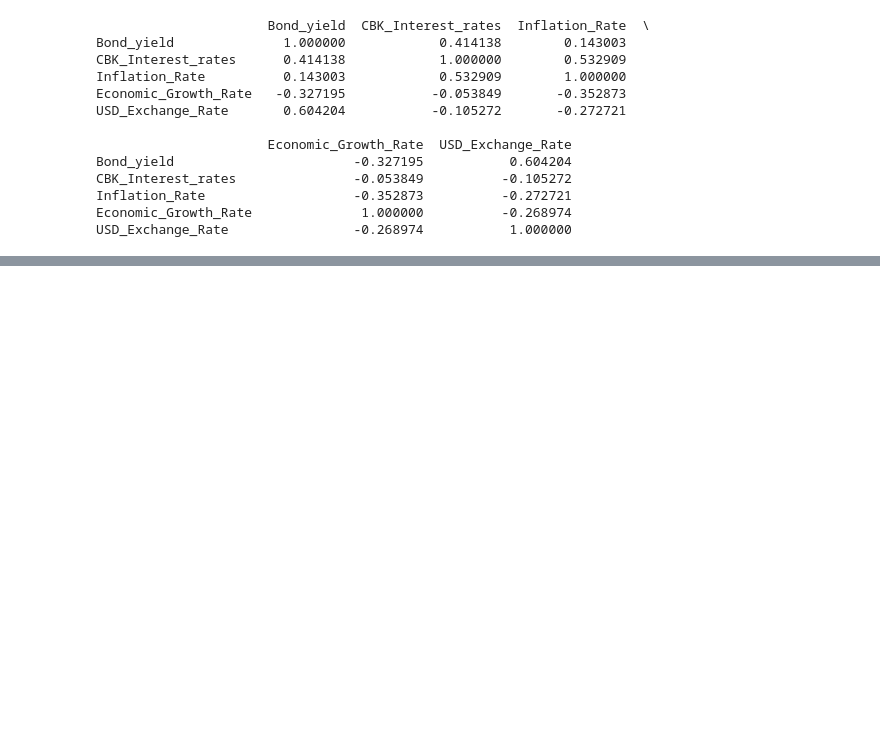
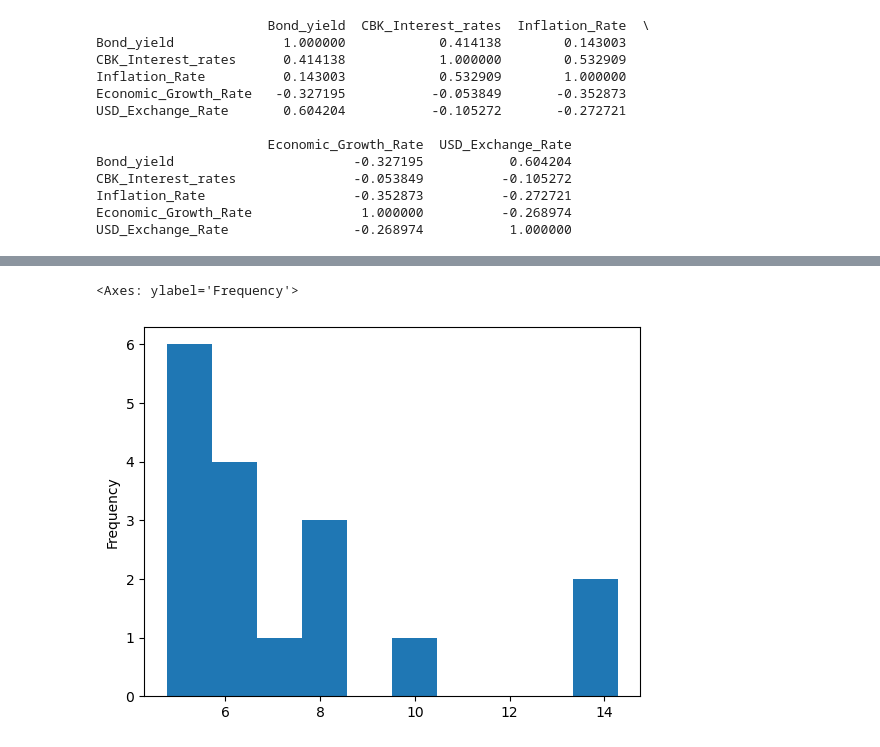
Before and after one commit to martinkilombe/Machine-Learning-Libraries, a Jupyter notebook: Pandas Learning w3school .ipynb, the cells around one changed output, grey strips where cells are left out. Saved outputs shown, nothing was run; the diff lists cells and outputs as text; code cells hidden in the pictures; blank space fills up the shorter version.

```diff
--- a/Pandas Learning w3school .ipynb
+++ b/Pandas Learning w3school .ipynb
@@ -333,0 +337,7 @@ ModuleNotFoundError: No module named 'matplotlib'
+# %%
+#scatter plot -- .plot(kind='scatter',x='',y='')
+#Histogram -- .plot(kind = 'hist')
+bond_data["Inflation_Rate"].plot(kind='hist')
+# %% [output]
+<Axes: ylabel='Frequency'>
+[figure, added]
```
Also changed, not shown: parts of 2 cells of this notebook.
